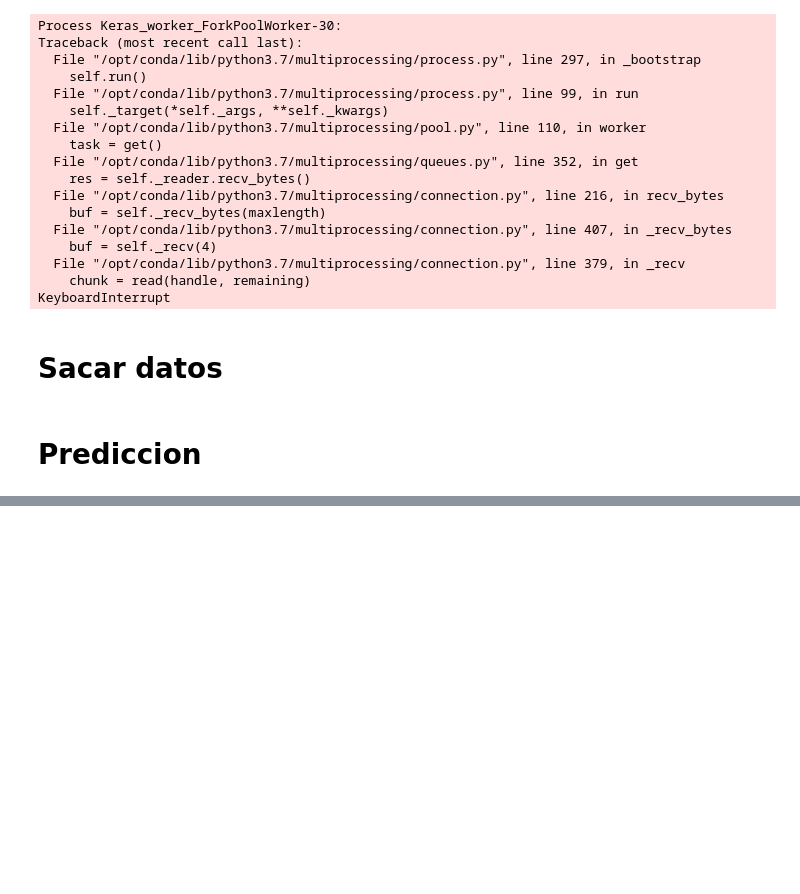
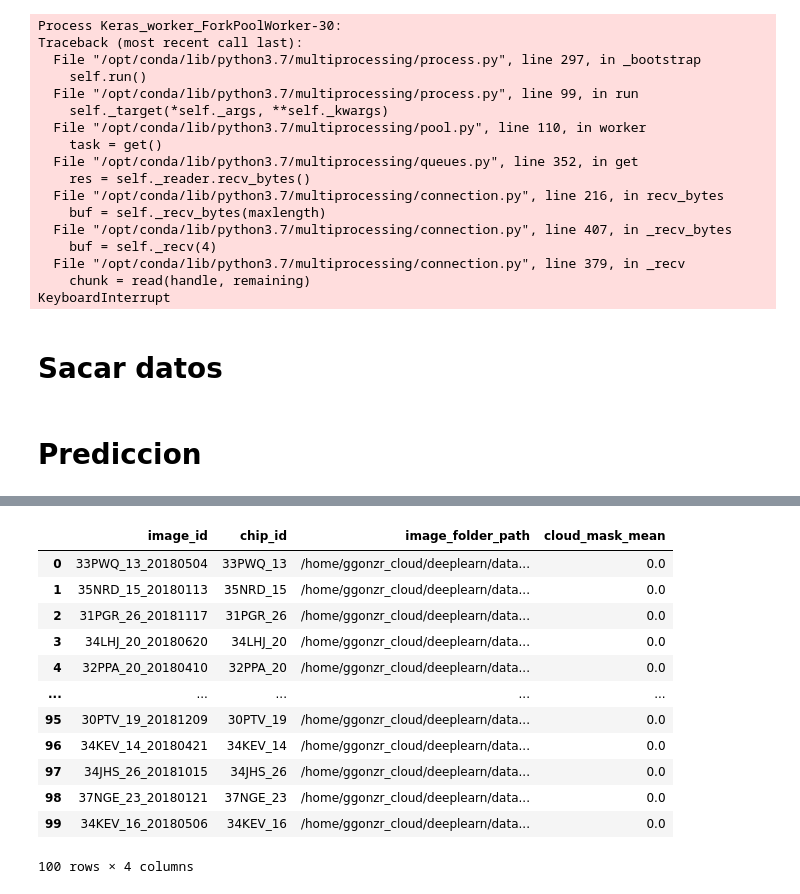
Before and after one commit to ggonzr/deep-learning-e2, a Jupyter notebook: notebook/modelo.ipynb, the cells around one changed output, grey strips where cells are left out. Saved outputs shown, nothing was run; the diff lists cells and outputs as text; code cells hidden in the pictures; blank space fills up the shorter version.

```diff
--- a/notebook/modelo.ipynb
+++ b/notebook/modelo.ipynb
@@ -545,0 +551,3 @@ test_df_export.to_json(f"{test_dir_path}images-meta.json")
+# %%
+# Ruta a los datos
+meta_test = f"{DATA_BASE}/test_folders/images-meta.json"
@@ -545,0 +556,16 @@ test_df_export.to_json(f"{test_dir_path}images-meta.json")
+# %%
+meta_test_df
+# %% [output]
+|  | image_id | chip_id | image_folder_path | cloud_mask_mean |
+| 0 | 33PWQ_13_20180504 | 33PWQ_13 | /home/ggonzr_cloud/deeplearn/data... | 0.0 |
+| 1 | 35NRD_15_20180113 | 35NRD_15 | /home/ggonzr_cloud/deeplearn/data... | 0.0 |
+| 2 | 31PGR_26_20181117 | 31PGR_26 | /home/ggonzr_cloud/deeplearn/data... | 0.0 |
+| 3 | 34LHJ_20_20180620 | 34LHJ_20 | /home/ggonzr_cloud/deeplearn/data... | 0.0 |
+| 4 | 32PPA_20_20180410 | 32PPA_20 | /home/ggonzr_cloud/deeplearn/data... | 0.0 |
+| ... | ... | ... | ... | ... |
+| 95 | 30PTV_19_20181209 | 30PTV_19 | /home/ggonzr_cloud/deeplearn/data... | 0.0 |
+| 96 | 34KEV_14_20180421 | 34KEV_14 | /home/ggonzr_cloud/deeplearn/data... | 0.0 |
+| 97 | 34JHS_26_20181015 | 34JHS_26 | /home/ggonzr_cloud/deeplearn/data... | 0.0 |
+| 98 | 37NGE_23_20180121 | 37NGE_23 | /home/ggonzr_cloud/deeplearn/data... | 0.0 |
+| 99 | 34KEV_16_20180506 | 34KEV_16 | /home/ggonzr_cloud/deeplearn/data... | 0.0 |
+100 rows × 4 columns
```
Also changed, not shown: parts of 26 cells of this notebook.
